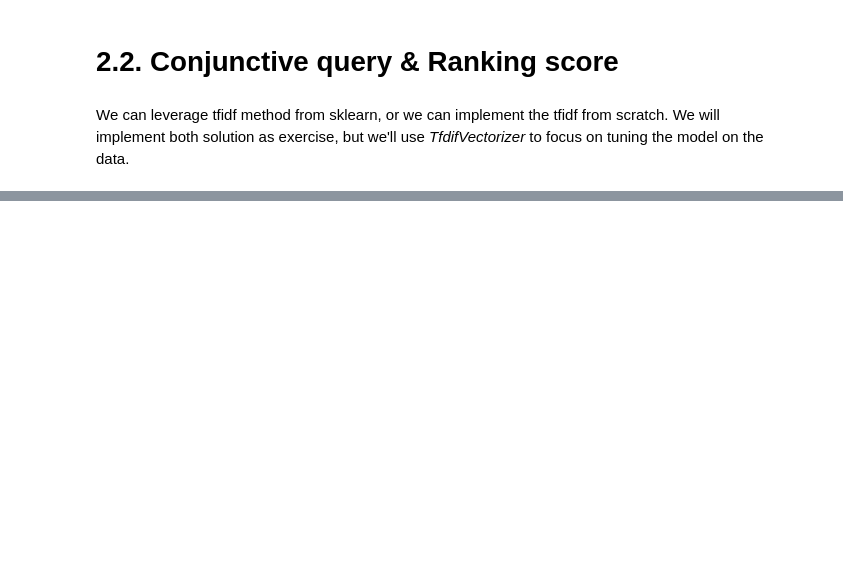
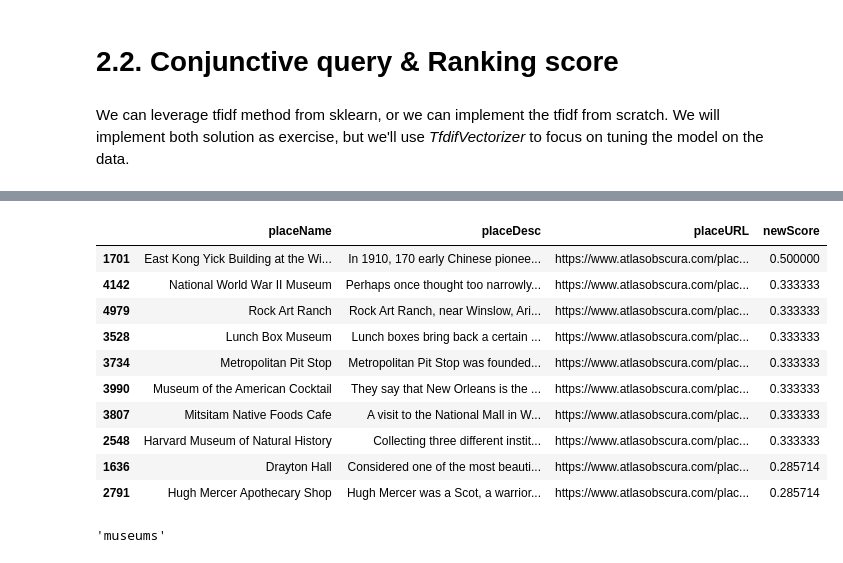
Before and after one commit to LucaFabri99/3HW-ADM-Fabri.Dinino.Aur, a Jupyter notebook: main.ipynb, the cells around one changed output, grey strips where cells are left out. Drawn from its saved outputs; the diff is of its cells as text; code cells hidden in the pictures; blank space fills up the shorter version.

```diff
--- a/main.ipynb
+++ b/main.ipynb
@@ -406,0 +485,55 @@ We can leverage tfidf method from sklearn, or we can implement the tfidf from sc
+# %%
+def new_score_jaccard(query, df, k):
+    result = []
+    query = ntlk_analysis(query)
+    match = {key: [] for key in query}
+
+    for key,list_of_values in inverted_index.items():
+        if key in match:
+            for value in list_of_values:
+                if value not in match[key]:
+                    match[key].append(value)
+
+
+    final_values = list(match.values())
+    intersection = set.intersection(*map(set,final_values))
+
+    rank = []
+    score = 0
+    for idx in intersection:
+        if type(df.loc[idx]['placeTags']) == str:
+            tags = ntlk_analysis(df.loc[idx]['placeTags'])
+            jaccard_idx = len(set(tags).intersection(query))/ len(set(tags).union(query))
+            rank.append((idx,jaccard_idx))
+        else:
+            rank.append((idx, -1))
+
+    #rank.sort(key = lambda x:x[1], reverse = True)
+    heapq.heapify(rank)
+    rank = (heapq.nlargest(n = k, iterable = rank, key = lambda x:x[1]))
+
+    for idx,score in rank:
+        series = df[['placeName', 'placeDesc','placeURL']].loc[idx]
+        series['newScore'] = score
+        result.append(series)
+
+    return pd.DataFrame(result)
+# %%
+third_search_engine = new_score_jaccard('american museum', mostPopularPlaces,10)
+third_search_engine
+# %% [output]
+|  | placeName | placeDesc | placeURL | newScore |
+| 1701 | East Kong Yick Building at the Wi... | In 1910, 170 early Chinese pionee... | https://www.atlasobscura.com/plac... | 0.500000 |
+| 4142 | National World War II Museum | Perhaps once thought too narrowly... | https://www.atlasobscura.com/plac... | 0.333333 |
+| 4979 | Rock Art Ranch | Rock Art Ranch, near Winslow, Ari... | https://www.atlasobscura.com/plac... | 0.333333 |
+| 3528 | Lunch Box Museum | Lunch boxes bring back a certain ... | https://www.atlasobscura.com/plac... | 0.333333 |
+| 3734 | Metropolitan Pit Stop | Metropolitan Pit Stop was founded... | https://www.atlasobscura.com/plac... | 0.333333 |
+| 3990 | Museum of the American Cocktail | They say that New Orleans is the ... | https://www.atlasobscura.com/plac... | 0.333333 |
+| 3807 | Mitsitam Native Foods Cafe | A visit to the National Mall in W... | https://www.atlasobscura.com/plac... | 0.333333 |
+| 2548 | Harvard Museum of Natural History | Collecting three different instit... | https://www.atlasobscura.com/plac... | 0.333333 |
+| 1636 | Drayton Hall | Considered one of the most beauti... | https://www.atlasobscura.com/plac... | 0.285714 |
+| 2791 | Hugh Mercer Apothecary Shop | Hugh Mercer was a Scot, a warrior... | https://www.atlasobscura.com/plac... | 0.285714 |
+# %%
+mostPopularPlaces.loc[1701]['placeTags']
+# %% [output]
+'museums'
```
Also changed, not shown: parts of 13 cells of this notebook.
